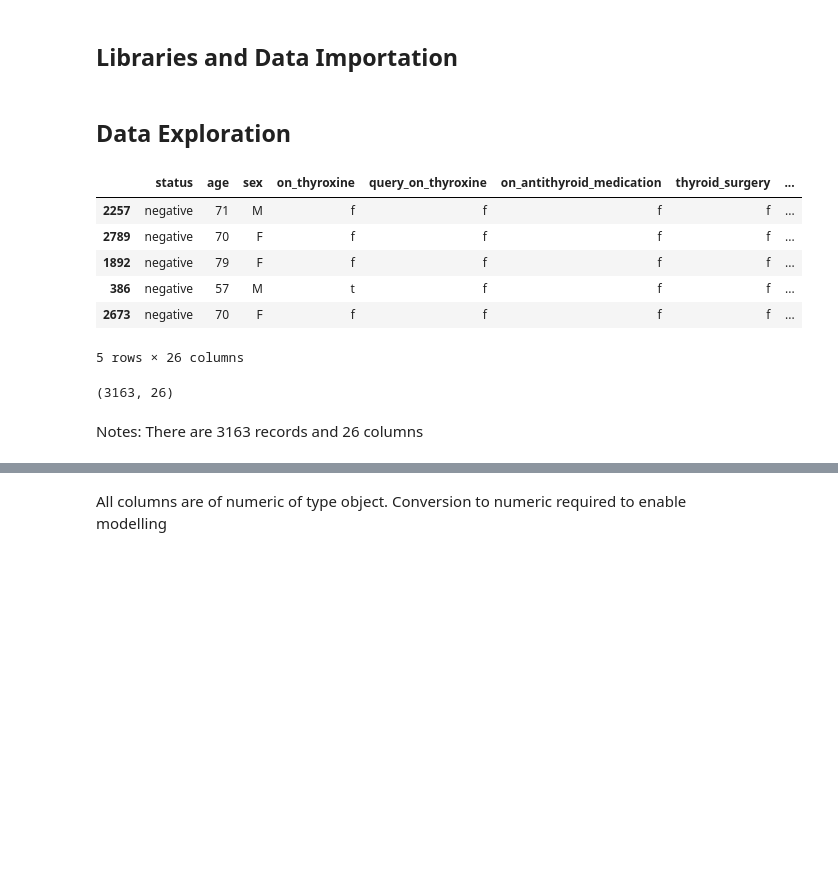
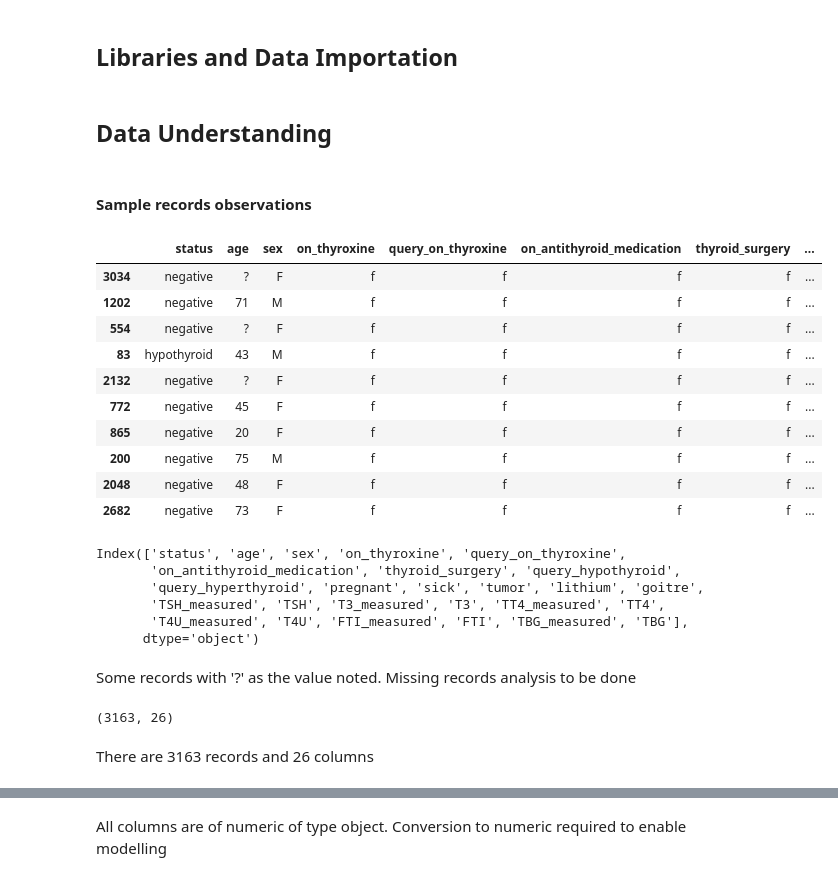
Before and after one commit to kennedynjoroge/Hypothyroid_Disease_Prediction_Using_RF_and_SVM, a Jupyter notebook: Hypothyroid_Disease_Prediction_Using_RF_and_SVM.ipynb, the cells around one changed output, grey strips where cells are left out. Drawn from its saved outputs; the diff is of its cells as text; code cells hidden in the pictures; blank space fills up the shorter version.

```diff
--- a/Hypothyroid_Disease_Prediction_Using_RF_and_SVM.ipynb
+++ b/Hypothyroid_Disease_Prediction_Using_RF_and_SVM.ipynb
@@ -70,28 +86,49 @@ from sklearn.svm import SVC
 import warnings
 warnings.filterwarnings("ignore")
+# %%
+# Increase rows and columns visible on the notebook
+pd.set_option('display.max_rows', 5000)
+pd.set_option('display.max_columns', 50)
 # %%
 # Import Dataset
 df = pd.read_csv('hypothyroid.csv')
 # %% [markdown]
-## Data Exploration
+## Data Understanding
+# %% [markdown]
+#### Sample records observations
 # %%
-# Check Sample Dataset: Objective: Understanding of data columns
-df.sample(5)
+# Check Sample Dataset: Objective: Observation of snapshot of dataset.
+df.sample(10)
 # %% [output]
 |  | status | age | sex | on_thyroxine | query_on_thyroxine | on_antithyroid_medication | thyroid_surgery | ... |
-| 2257 | negative | 71 | M | f | f | f | f | ... |
-| 2789 | negative | 70 | F | f | f | f | f | ... |
-| 1892 | negative | 79 | F | f | f | f | f | ... |
-| 386 | negative | 57 | M | t | f | f | f | ... |
-| 2673 | negative | 70 | F | f | f | f | f | ... |
+| 3034 | negative | ? | F | f | f | f | f | ... |
+| 1202 | negative | 71 | M | f | f | f | f | ... |
+| 554 | negative | ? | F | f | f | f | f | ... |
+| 83 | hypothyroid | 43 | M | f | f | f | f | ... |
+| 2132 | negative | ? | F | f | f | f | f | ... |
+| 772 | negative | 45 | F | f | f | f | f | ... |
+| 865 | negative | 20 | F | f | f | f | f | ... |
+| 200 | negative | 75 | M | f | f | f | f | ... |
+| 2048 | negative | 48 | F | f | f | f | f | ... |
+| 2682 | negative | 73 | F | f | f | f | f | ... |
-5 rows × 26 columns
+# %%
+df.columns
+# %% [output]
+Index(['status', 'age', 'sex', 'on_thyroxine', 'query_on_thyroxine',
+       'on_antithyroid_medication', 'thyroid_surgery', 'query_hypothyroid',
+       'query_hyperthyroid', 'pregnant', 'sick', 'tumor', 'lithium', 'goitre',
+       'TSH_measured', 'TSH', 'T3_measured', 'T3', 'TT4_measured', 'TT4',
+       'T4U_measured', 'T4U', 'FTI_measured', 'FTI', 'TBG_measured', 'TBG'],
+      dtype='object')
+# %% [markdown]
+Some records with '?' as the value noted. Missing records analysis to be done
 # %%
 # Check number of columns and rows
 df.shape
 # %% [output]
 (3163, 26)
 # %% [markdown]
-Notes: There are 3163 records and 26 columns
+There are 3163 records and 26 columns
 # %%
 # Check Columns and their data types
 df.info()
```
Also changed, not shown: parts of 135 cells of this notebook, 1 other file.
